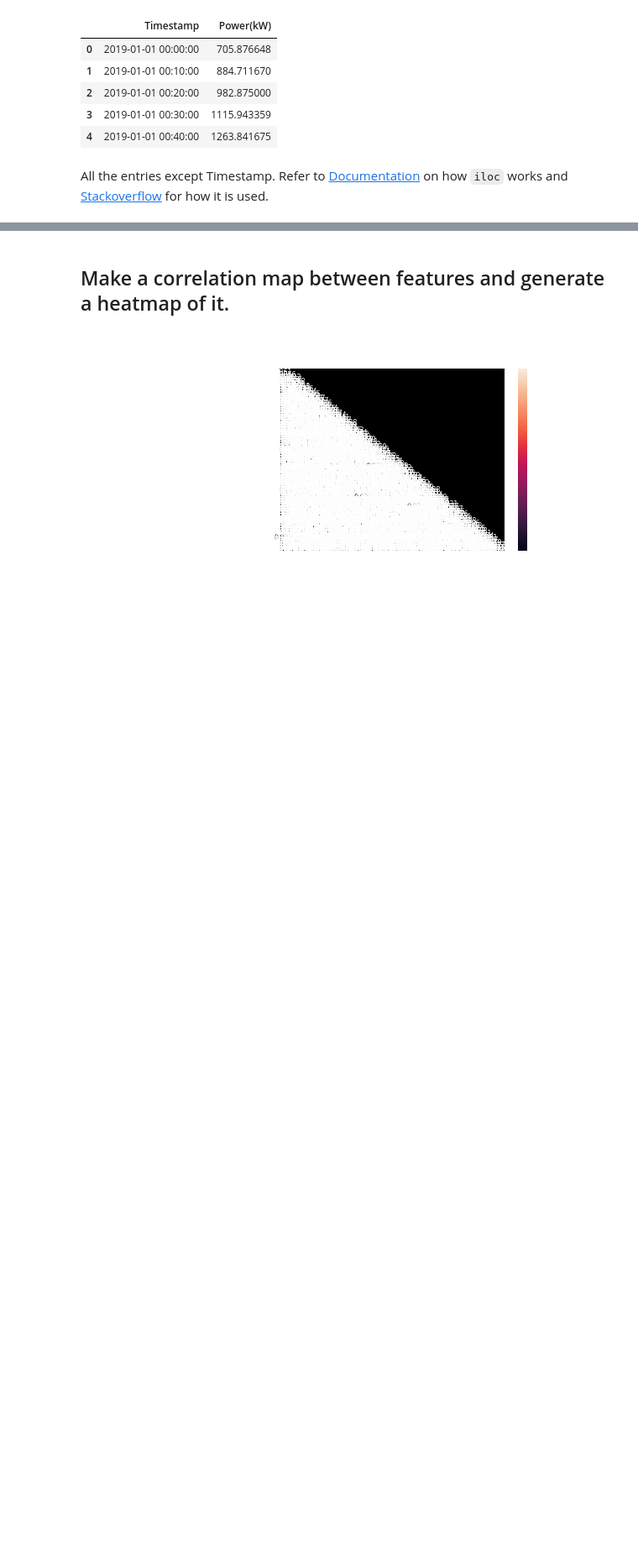
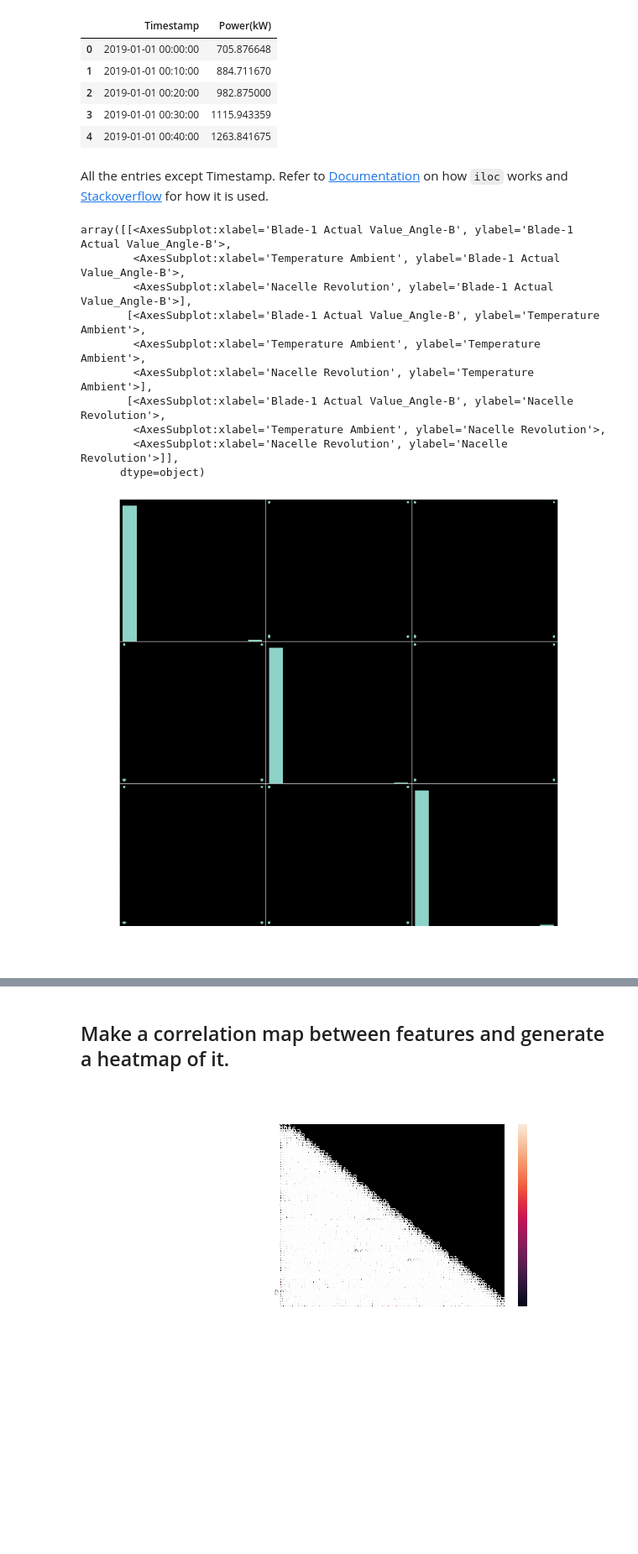
Before and after one commit to OrkunAvci/Wind-Force, a Jupyter notebook: Hackathon.ipynb, the cells around one changed output, grey strips where cells are left out. Shown at 84% size. Drawn from its saved outputs; the diff is of its cells as text; code cells hidden in the pictures; blank space fills up the shorter version.

```diff
--- a/Hackathon.ipynb
+++ b/Hackathon.ipynb
@@ -34,4 +34,19 @@ power.head()
 | 4 | 2019-01-01 00:40:00 | 1263.841675 |
 # %% [markdown]
 All the entries except Timestamp. Refer to [Documentation](https://pandas.pydata.org/docs/reference/api/pandas.DataFrame.iloc.html) on how `iloc` works and [Stackoverflow](https://stackoverflow.com/a/56311678/15160666) for how it is used.
+# %%
+attributes = ['Blade-1 Actual Value_Angle-B', 'Temperature Ambient', 'Nacelle Revolution']
+pd.plotting.scatter_matrix(original[attributes], figsize=(12,12))
+# %% [output]
+array([[<AxesSubplot:xlabel='Blade-1 Actual Value_Angle-B', ylabel='Blade-1 Actual Value_Angle-B'>,
+        <AxesSubplot:xlabel='Temperature Ambient', ylabel='Blade-1 Actual Value_Angle-B'>,
+        <AxesSubplot:xlabel='Nacelle Revolution', ylabel='Blade-1 Actual Value_Angle-B'>],
+       [<AxesSubplot:xlabel='Blade-1 Actual Value_Angle-B', ylabel='Temperature Ambient'>,
+        <AxesSubplot:xlabel='Temperature Ambient', ylabel='Temperature Ambient'>,
+        <AxesSubplot:xlabel='Nacelle Revolution', ylabel='Temperature Ambient'>],
+       [<AxesSubplot:xlabel='Blade-1 Actual Value_Angle-B', ylabel='Nacelle Revolution'>,
+        <AxesSubplot:xlabel='Temperature Ambient', ylabel='Nacelle Revolution'>,
+        <AxesSubplot:xlabel='Nacelle Revolution', ylabel='Nacelle Revolution'>]],
+      dtype=object)
+[figure, added]
 # %%
```
Also changed, not shown: parts of 50 cells of this notebook.
